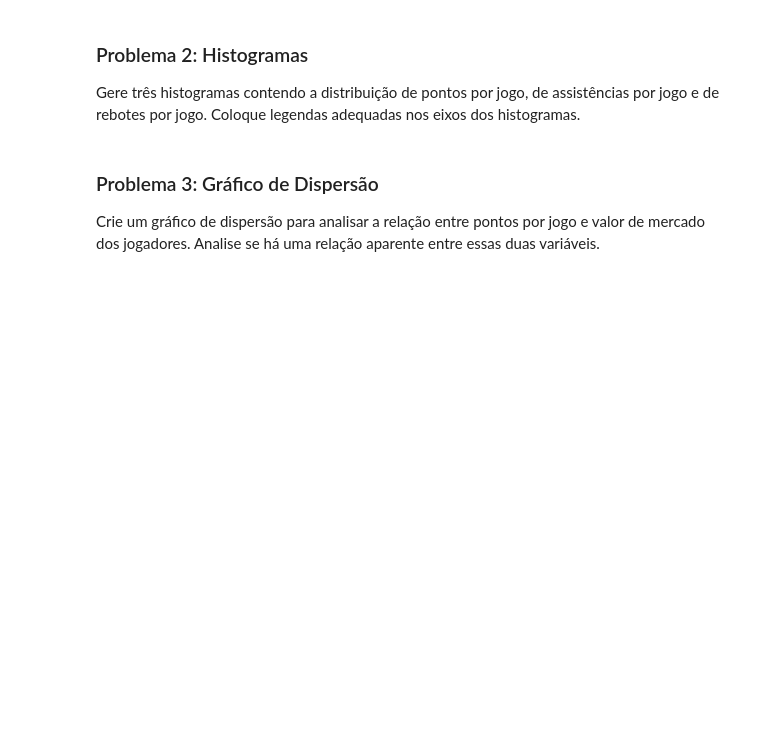
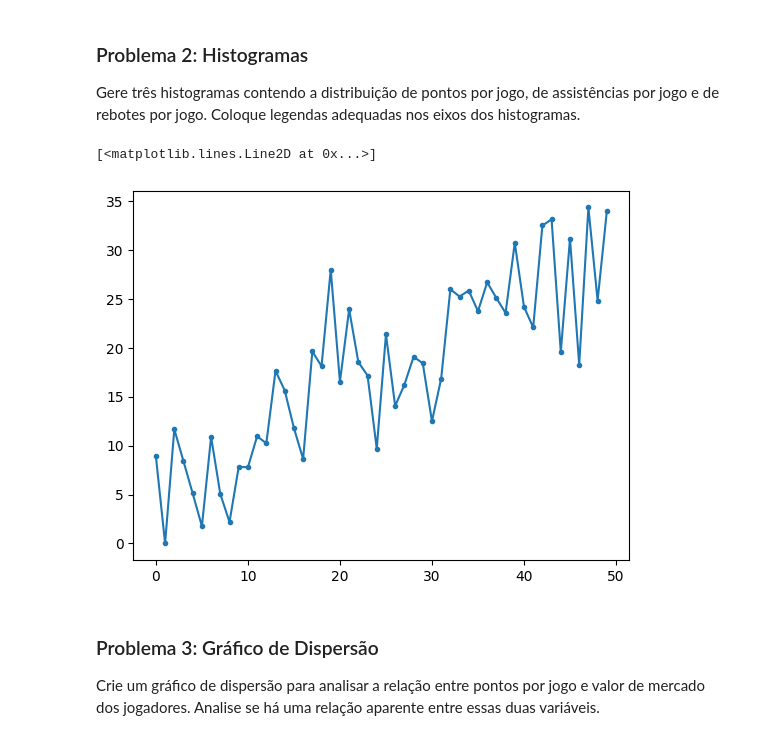
Before and after one commit to 1Henri1/colab, a Jupyter notebook: Atividade_3_Bases_de_Dados_e_Tabelas.ipynb, the cells around one changed output. Cells and saved outputs as stored; diff of their text form; code cells hidden in the pictures; blank space fills up the shorter version.

```diff
--- a/Atividade_3_Bases_de_Dados_e_Tabelas.ipynb
+++ b/Atividade_3_Bases_de_Dados_e_Tabelas.ipynb
@@ -36,6 +30,18 @@ df
 # %% [markdown]
 ### Problema 2: Histogramas
 Gere três histogramas contendo a distribuição de pontos por jogo, de assistências por jogo e de rebotes por jogo. Coloque legendas adequadas nos eixos dos histogramas.
+# %%
+import pandas as pd
+import matplotlib.pyplot as plt
+%matplotlib inline
+df = pd.read_csv("https://drive.google.com/u/3/uc?id=1ilNCHv5ARo_noznV_EWsOr8FaL1rO5d7&export=download")
+dfp = df["Pontos por Jogo"]
+dfa = df["Assistências por Jogo"]
+dfr = df["Rebotes por Jogo"]
+plt.plot(dfp,".-")
+# %% [output]
+[<matplotlib.lines.Line2D at 0x...>]
+[figure, added]
 # %% [markdown]
 ### Problema 3: Gráfico de Dispersão
 Crie um gráfico de dispersão para analisar a relação entre pontos por jogo e valor de mercado dos jogadores. Analise se há uma relação aparente entre essas duas variáveis.
```
Also changed, not shown: parts of 2 cells of this notebook.
